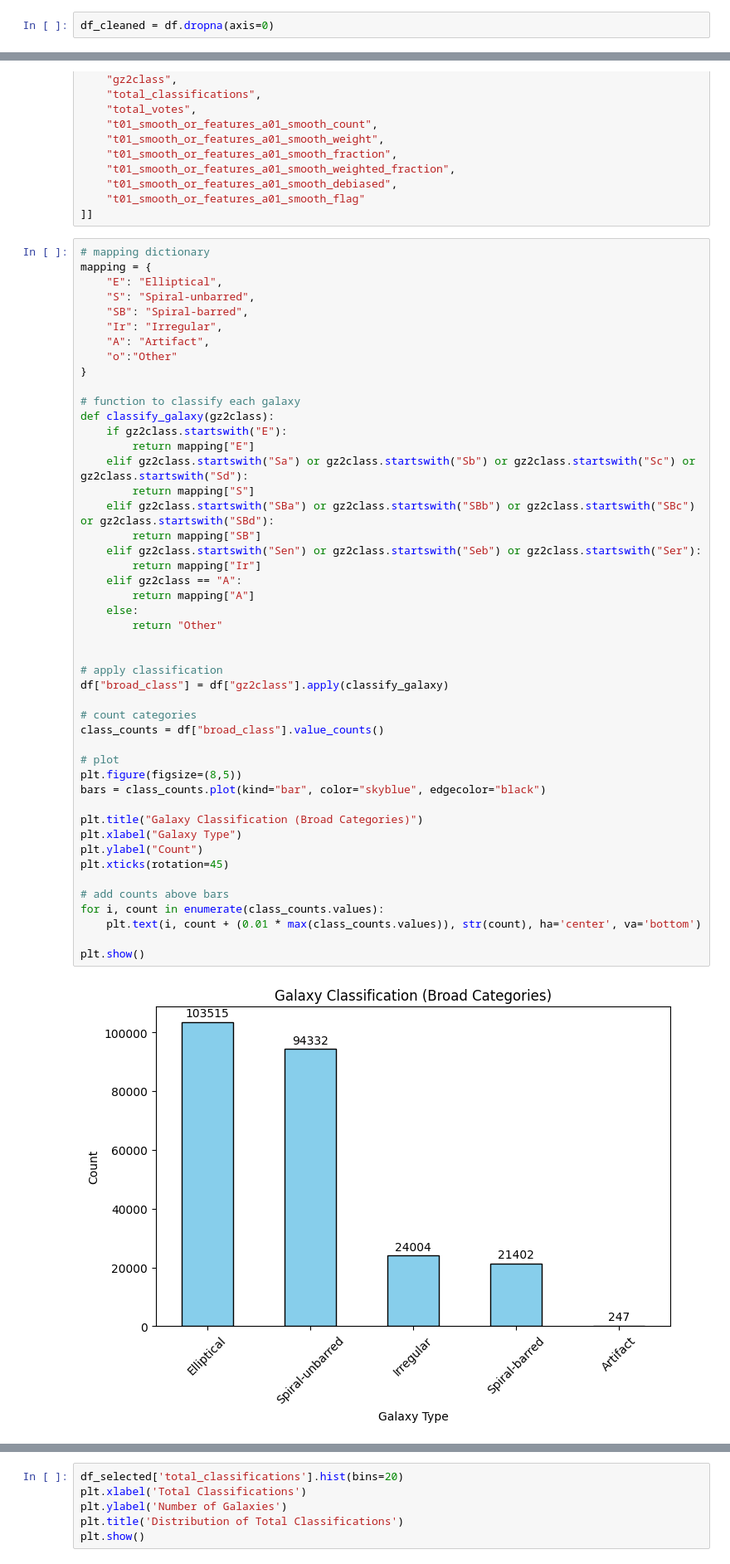
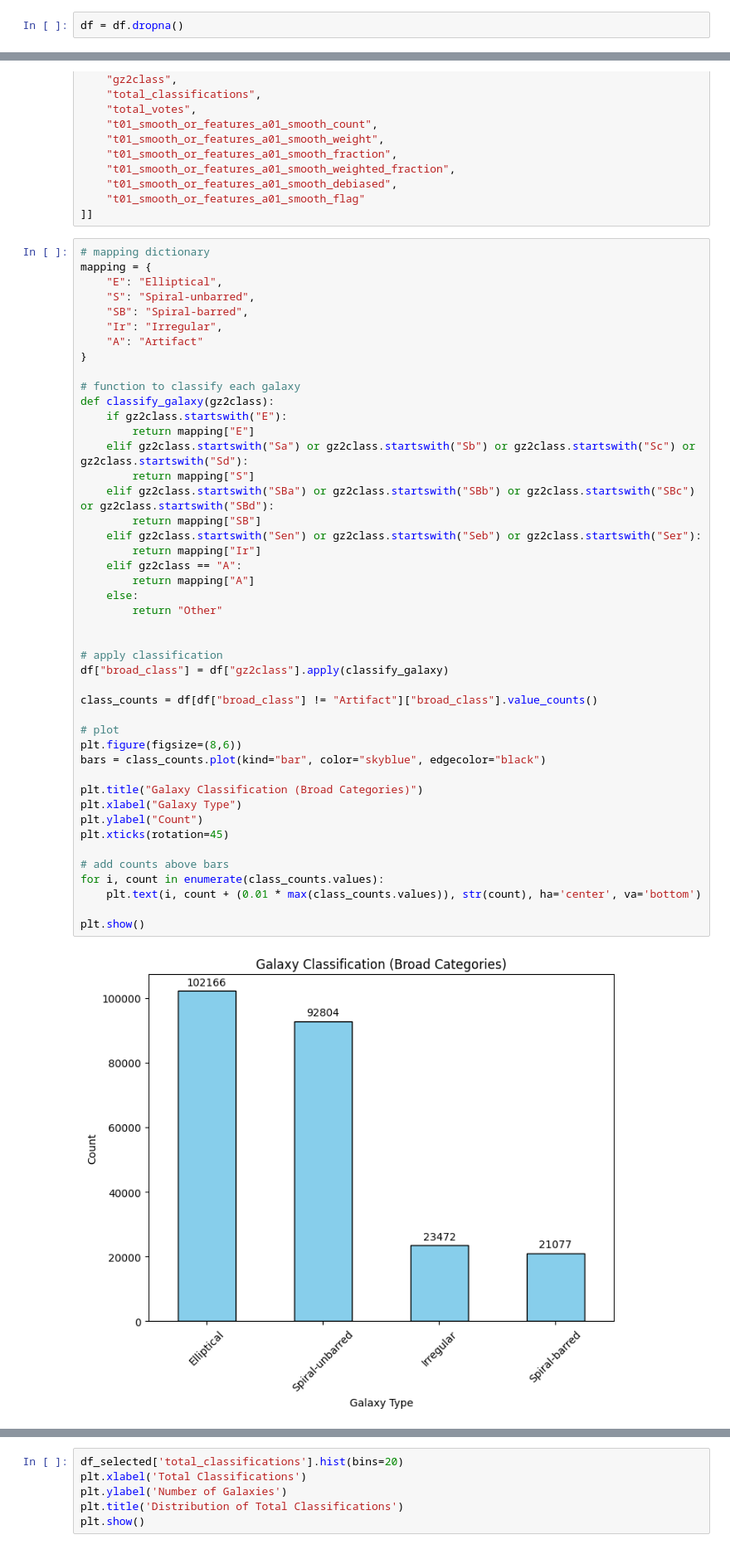
Before and after one commit to la2015-hw/Group_10, a Jupyter notebook: test.ipynb, the cells around one changed output, grey strips where cells are left out. Shown at 83% size. Saved outputs shown, nothing was run; the diff lists cells and outputs as text.

Commit message:
Updated galaxy classes without artifact

```diff
--- a/test.ipynb
+++ b/test.ipynb
@@ -66,4 +66,4 @@ t01_smooth_or_features_a02_features_or_disk_weight         0
 t01_smooth_or_features_a02_features_or_disk_fraction       0
 dtype: int64
 # %%
-df_cleaned = df.dropna(axis=0)
+df = df.dropna()
@@ -107,8 +113,7 @@ mapping = {
     "S": "Spiral-unbarred",
     "SB": "Spiral-barred",
     "Ir": "Irregular",
-    "A": "Artifact",
-    "o":"Other"
+    "A": "Artifact"
 }
 
 # function to classify each galaxy
@@ -118,34 +123,33 @@ def classify_galaxy(gz2class):
     elif gz2class.startswith("Sa") or gz2class.startswith("Sb") or gz2class.startswith("Sc") or gz2class.startswith("Sd"):
         return mapping["S"]
     elif gz2class.startswith("SBa") or gz2class.startswith("SBb") or gz2class.startswith("SBc") or gz2class.startswith("SBd"):
         return mapping["SB"]
     elif gz2class.startswith("Sen") or gz2class.startswith("Seb") or gz2class.startswith("Ser"):
         return mapping["Ir"]
     elif gz2class == "A":
         return mapping["A"]
     else:
         return "Other"
 
 
 # apply classification
 df["broad_class"] = df["gz2class"].apply(classify_galaxy)
 
-# count categories
-class_counts = df["broad_class"].value_counts()
+class_counts = df[df["broad_class"] != "Artifact"]["broad_class"].value_counts()
 
 # plot
-plt.figure(figsize=(8,5))
+plt.figure(figsize=(8,6))
 bars = class_counts.plot(kind="bar", color="skyblue", edgecolor="black")
 
 plt.title("Galaxy Classification (Broad Categories)")
 plt.xlabel("Galaxy Type")
 plt.ylabel("Count")
 plt.xticks(rotation=45)
 
 # add counts above bars
 for i, count in enumerate(class_counts.values):
     plt.text(i, count + (0.01 * max(class_counts.values)), str(count), ha='center', va='bottom')
 
 plt.show()
 # %% [output]
-[figure, old version]
+[figure, new version]
```
Also changed, not shown: parts of 3 cells of this notebook.
